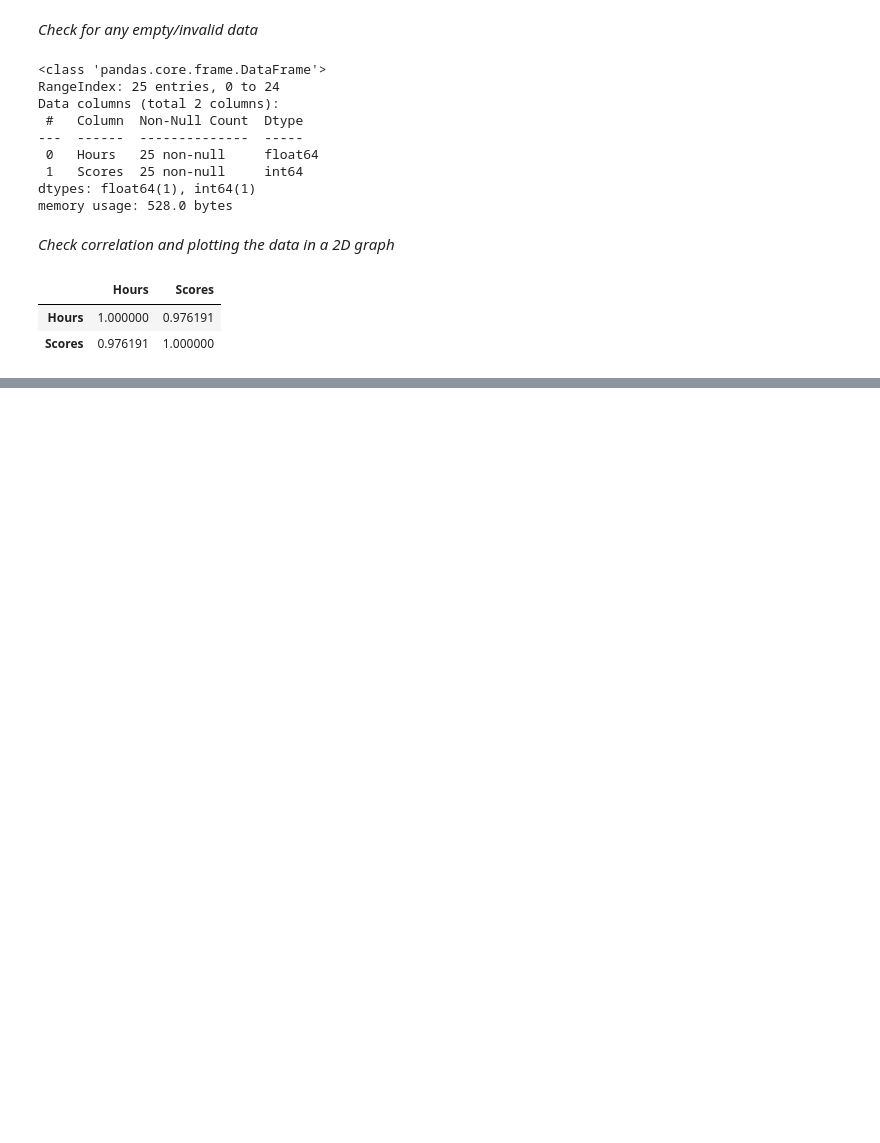
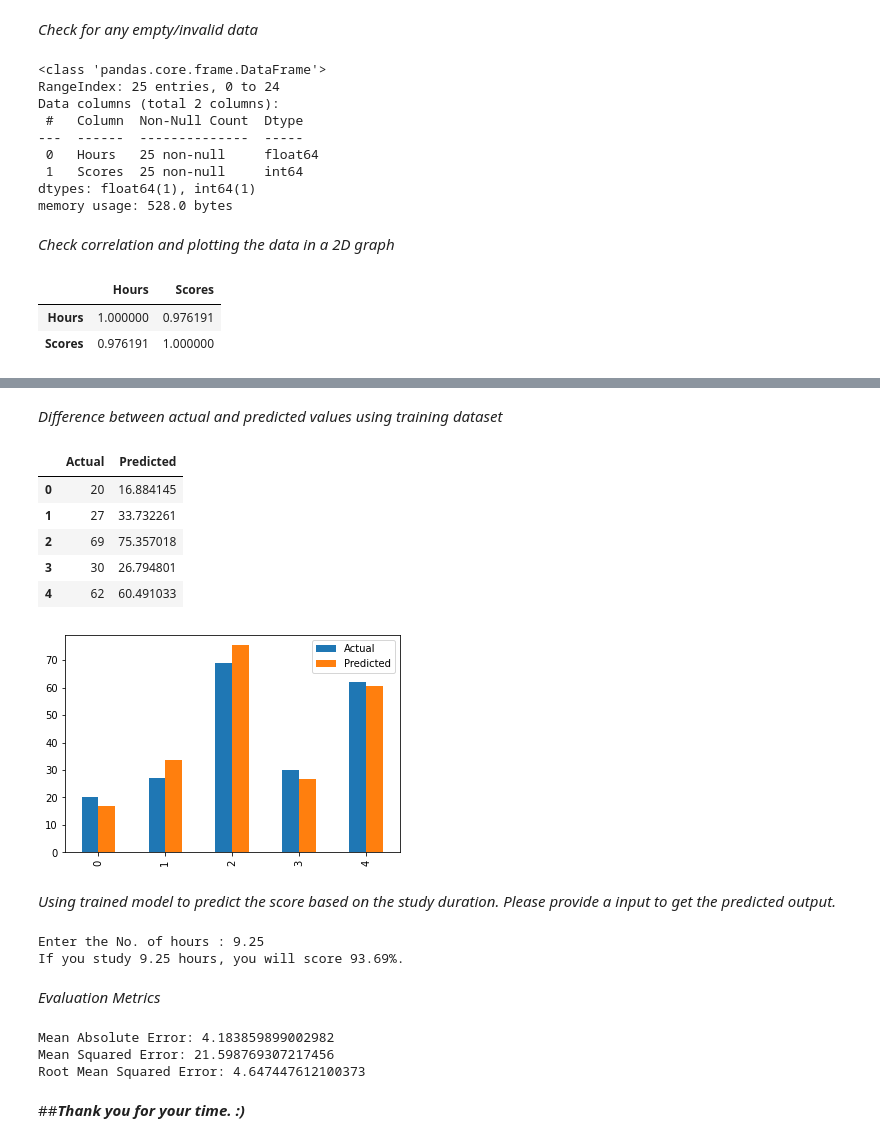
Before and after one commit to azman-s/TSF-GRIP-MAR-2021, a Jupyter notebook: TSF_1_(Prediction_using_Supervised_ML).ipynb, the cells around one changed output, grey strips where cells are left out. Cells and saved outputs as stored; diff of their text form; code cells hidden in the pictures; blank space fills up the shorter version.

```diff
--- a/TSF_1_(Prediction_using_Supervised_ML).ipynb
+++ b/TSF_1_(Prediction_using_Supervised_ML).ipynb
@@ -66,0 +83,40 @@ mpl.plot(X, Y_pred, color='r')
+# %% [markdown]
+*Difference between actual and predicted values using training dataset*
+# %%
+y_pred = training_regressor.predict(X_test)
+
+test_sample = pd.DataFrame({'Actual': y_test.flatten(), 'Predicted': y_pred.flatten()})
+test_sample.plot(kind='bar')
+
+test_sample
+# %% [output]
+|  | Actual | Predicted |
+| 0 | 20 | 16.884145 |
+| 1 | 27 | 33.732261 |
+| 2 | 69 | 75.357018 |
+| 3 | 30 | 26.794801 |
+| 4 | 62 | 60.491033 |
+[figure, added]
+# %% [markdown]
+*Using trained model to predict the score based on the study duration. Please provide a input to get the predicted output.*
+# %%
+test_value = input("Enter the No. of hours : ")
+test_data = pd.DataFrame([test_value])
+predicted_value = training_regressor.predict(test_data)
+
+print("If you study {} hours, you will score {}%.".format(test_value,str(predicted_value[0].round(2))[1:-1]))
+# %% [output]
+Enter the No. of hours : 9.25
+If you study 9.25 hours, you will score 93.69%.
+# %% [markdown]
+*Evaluation Metrics*
+# %%
+print('Mean Absolute Error:', metrics.mean_absolute_error(y_test, y_pred))
+print('Mean Squared Error:', metrics.mean_squared_error(y_test, y_pred))
+print('Root Mean Squared Error:', np.sqrt(metrics.mean_squared_error(y_test, y_pred)))
+# %% [output]
+Mean Absolute Error: 4.183859899002982
+Mean Squared Error: 21.598769307217456
+Root Mean Squared Error: 4.647447612100373
+# %% [markdown]
+##***Thank you for your time. :)***
```
Also changed, not shown: parts of 6 cells of this notebook.
